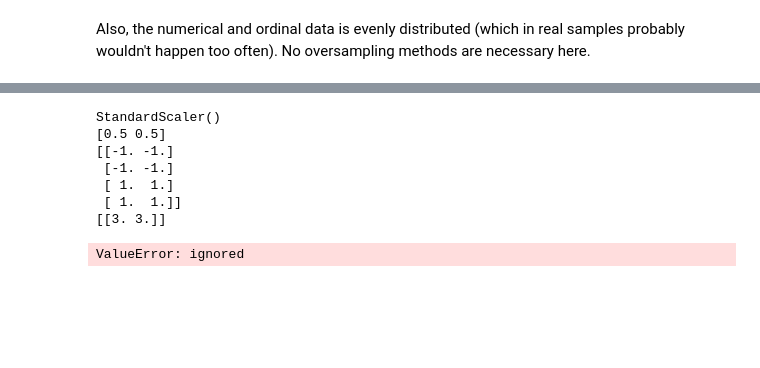
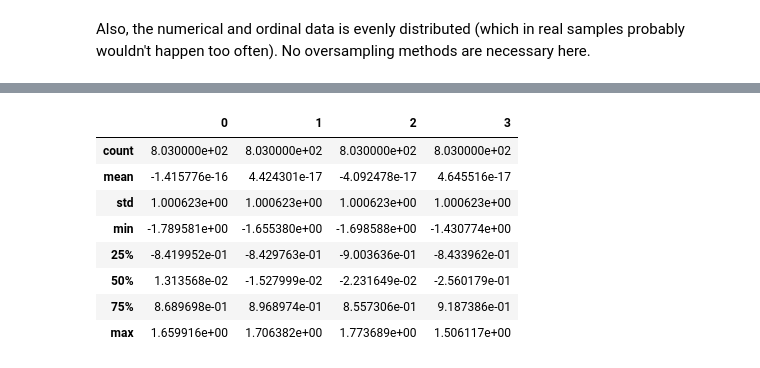
Before and after one commit to StefanieSenger/Voting_Prediction, a Jupyter notebook: VotingPrediction.ipynb, the cells around one changed output, grey strips where cells are left out. Saved outputs shown, nothing was run; the diff lists cells and outputs as text; code cells hidden in the pictures; blank space fills up the shorter version.

Commit message:
numerical data standardscaled

```diff
--- a/VotingPrediction.ipynb
+++ b/VotingPrediction.ipynb
@@ -182,7 +199,5 @@ Also, the numerical and ordinal data is evenly distributed (which in real sample
 # %%
-# Converting all values to float, so I can standardise / normalise
-tax_data.PoliticalParty.astype('category') #<-- does not help. still string to float error
-#tax_data['HHI', 'HHDL', 'Married', 'CollegGrads', 'AHHAge', 'Cars', 'Filed in 2017', 'Filed in 2016', 'Filed in 2015', 'PoliticalParty'].astype(float)
-
-#tax_data.dtypes
+# Converting int values to float, so I can standardise
+tax_data[['HHI', 'HHDL', 'AHHAge', 'Cars']] = tax_data[['HHI', 'HHDL', 'AHHAge', 'Cars']].astype(float)
+tax_data.dtypes
 # %% [output]
@@ -190,23 +215,17 @@ ValueError: ignored
-# %%
-# StandardScaling Example
-data = [[0, 0], [0, 0], [1, 1], [1, 1]]
-scaler = StandardScaler()
-print(scaler.fit(data))
-print(scaler.mean_)
-print(scaler.transform(data))
-# %% [output]
-StandardScaler()
-[0.5 0.5]
-[[-1. -1.]
- [-1. -1.]
- [ 1.  1.]
- [ 1.  1.]]
-[[3. 3.]]
-# %%
-# StandardScaling data
-scaler = StandardScaler()
-print(scaler.fit(tax_data))
-print(scaler.mean_)
-print(scaler.transform(tax_data))
-# %% [output]
-ValueError: ignored
+# %%
+# StandardScaling numerical input variables
+dataToScale = tax_data[['HHI', 'HHDL', 'AHHAge', 'Cars']]
+scaler = StandardScaler()
+dataToScale = scaler.fit_transform(dataToScale)
+scaledData = pd.DataFrame(dataToScale)
+scaledData.describe()
+# %% [output]
+|  | 0 | 1 | 2 | 3 |
+| count | 8.030000e+02 | 8.030000e+02 | 8.030000e+02 | 8.030000e+02 |
+| mean | -1.415776e-16 | 4.424301e-17 | -4.092478e-17 | 4.645516e-17 |
+| std | 1.000623e+00 | 1.000623e+00 | 1.000623e+00 | 1.000623e+00 |
+| min | -1.789581e+00 | -1.655380e+00 | -1.698588e+00 | -1.430774e+00 |
+| 25% | -8.419952e-01 | -8.429763e-01 | -9.003636e-01 | -8.433962e-01 |
+| 50% | 1.313568e-02 | -1.527999e-02 | -2.231649e-02 | -2.560179e-01 |
+| 75% | 8.689698e-01 | 8.968974e-01 | 8.557306e-01 | 9.187386e-01 |
+| max | 1.659916e+00 | 1.706382e+00 | 1.773689e+00 | 1.506117e+00 |
```
Also changed, not shown: parts of 8 cells of this notebook.
